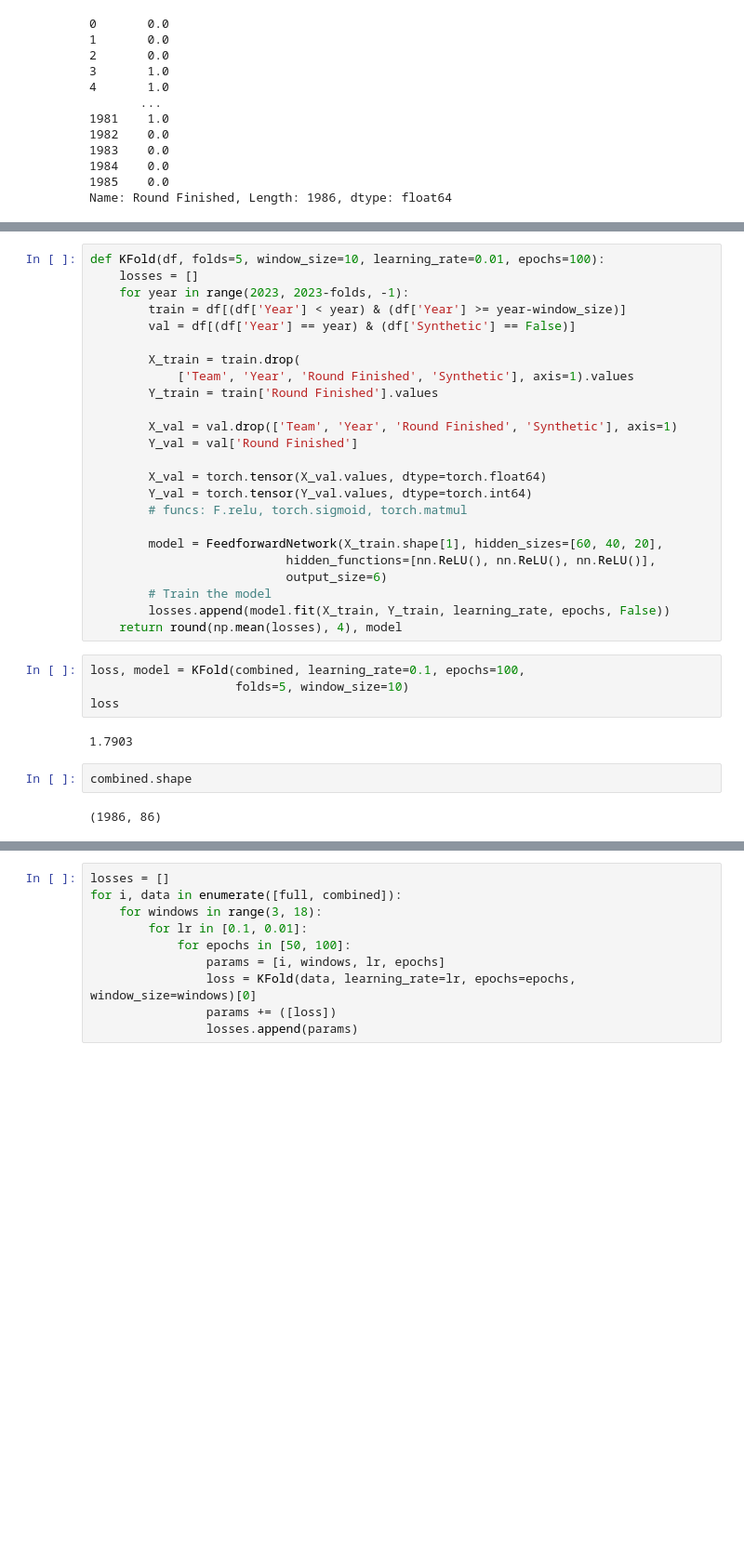
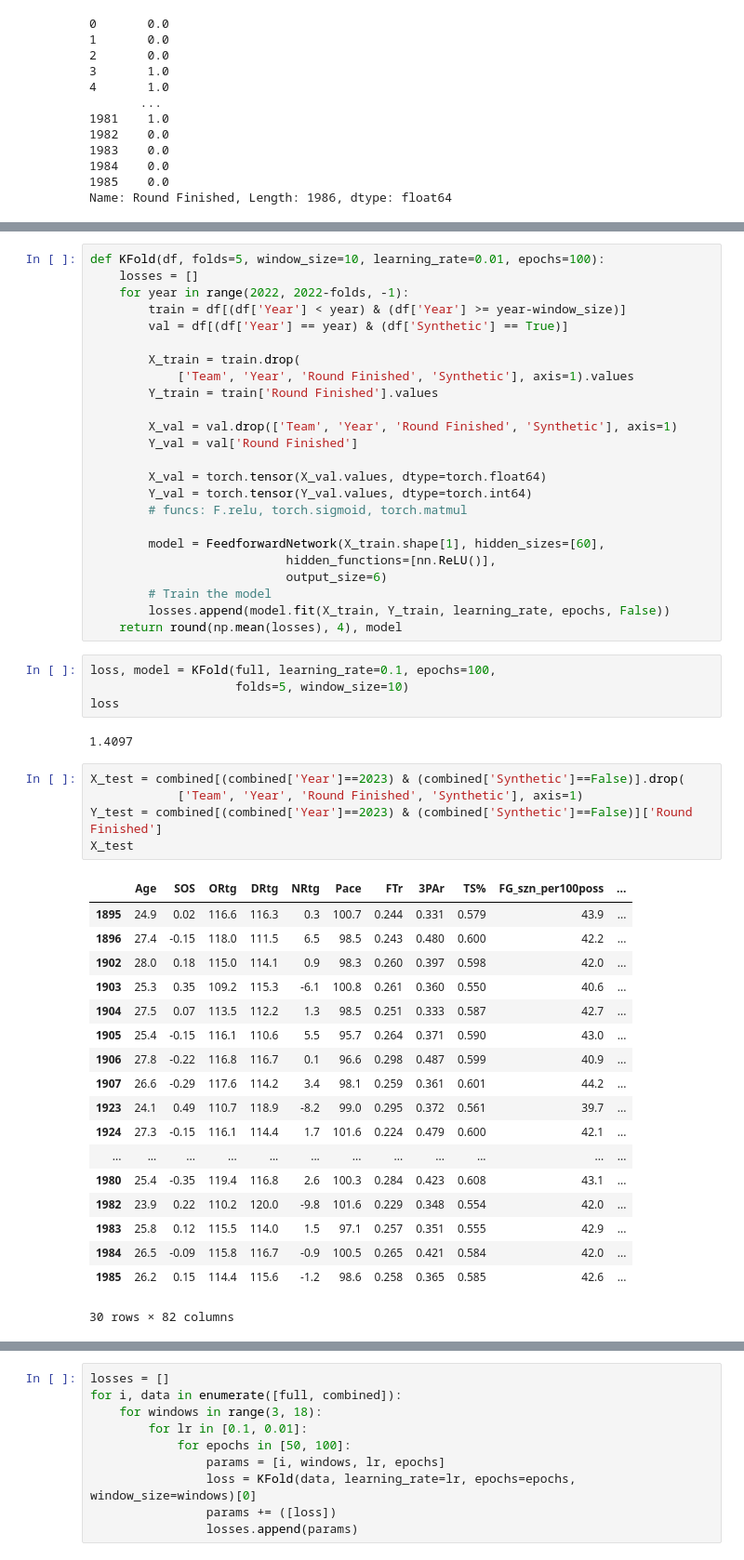
Before and after one commit to jg-pacheco/predict-perform, a Jupyter notebook: model.ipynb, the cells around one changed output, grey strips where cells are left out. Shown: that part at 93% size. Drawn from its saved outputs; the diff is of its cells as text; blank space fills up the shorter version.

```diff
--- a/model.ipynb
+++ b/model.ipynb
@@ -209,9 +225,9 @@ class FeedforwardNetwork(nn.Module):
 # %%
 def KFold(df, folds=5, window_size=10, learning_rate=0.01, epochs=100):
     losses = []
-    for year in range(2023, 2023-folds, -1):
+    for year in range(2022, 2022-folds, -1):
         train = df[(df['Year'] < year) & (df['Year'] >= year-window_size)]
-        val = df[(df['Year'] == year) & (df['Synthetic'] == False)]
+        val = df[(df['Year'] == year) & (df['Synthetic'] == True)]
 
         X_train = train.drop(
             ['Team', 'Year', 'Round Finished', 'Synthetic'], axis=1).values
@@ -224,19 +240,39 @@ def KFold(df, folds=5, window_size=10, learning_rate=0.01, epochs=100):
         Y_val = torch.tensor(Y_val.values, dtype=torch.int64)
         # funcs: F.relu, torch.sigmoid, torch.matmul
 
-        model = FeedforwardNetwork(X_train.shape[1], hidden_sizes=[60, 40, 20],
-                           hidden_functions=[nn.ReLU(), nn.ReLU(), nn.ReLU()],
+        model = FeedforwardNetwork(X_train.shape[1], hidden_sizes=[60],
+                           hidden_functions=[nn.ReLU()],
                            output_size=6)
         # Train the model
         losses.append(model.fit(X_train, Y_train, learning_rate, epochs, False))
     return round(np.mean(losses), 4), model
 # %%
-loss, model = KFold(combined, learning_rate=0.1, epochs=100,
+loss, model = KFold(full, learning_rate=0.1, epochs=100,
                     folds=5, window_size=10)
 loss
 # %% [output]
-1.7903
+1.4097
-# %%
-combined.shape
-# %% [output]
-(1986, 86)
+# %%
+X_test = combined[(combined['Year']==2023) & (combined['Synthetic']==False)].drop(
+            ['Team', 'Year', 'Round Finished', 'Synthetic'], axis=1)
+Y_test = combined[(combined['Year']==2023) & (combined['Synthetic']==False)]['Round Finished']
+X_test
+# %% [output]
+|  | Age | SOS | ORtg | DRtg | NRtg | Pace | FTr | 3PAr | TS% | FG_szn_per100poss | ... |
+| 1895 | 24.9 | 0.02 | 116.6 | 116.3 | 0.3 | 100.7 | 0.244 | 0.331 | 0.579 | 43.9 | ... |
+| 1896 | 27.4 | -0.15 | 118.0 | 111.5 | 6.5 | 98.5 | 0.243 | 0.480 | 0.600 | 42.2 | ... |
+| 1902 | 28.0 | 0.18 | 115.0 | 114.1 | 0.9 | 98.3 | 0.260 | 0.397 | 0.598 | 42.0 | ... |
+| 1903 | 25.3 | 0.35 | 109.2 | 115.3 | -6.1 | 100.8 | 0.261 | 0.360 | 0.550 | 40.6 | ... |
+| 1904 | 27.5 | 0.07 | 113.5 | 112.2 | 1.3 | 98.5 | 0.251 | 0.333 | 0.587 | 42.7 | ... |
+| 1905 | 25.4 | -0.15 | 116.1 | 110.6 | 5.5 | 95.7 | 0.264 | 0.371 | 0.590 | 43.0 | ... |
+| 1906 | 27.8 | -0.22 | 116.8 | 116.7 | 0.1 | 96.6 | 0.298 | 0.487 | 0.599 | 40.9 | ... |
+| 1907 | 26.6 | -0.29 | 117.6 | 114.2 | 3.4 | 98.1 | 0.259 | 0.361 | 0.601 | 44.2 | ... |
+| 1923 | 24.1 | 0.49 | 110.7 | 118.9 | -8.2 | 99.0 | 0.295 | 0.372 | 0.561 | 39.7 | ... |
+| 1924 | 27.3 | -0.15 | 116.1 | 114.4 | 1.7 | 101.6 | 0.224 | 0.479 | 0.600 | 42.1 | ... |
+| ... | ... | ... | ... | ... | ... | ... | ... | ... | ... | ... | ... |
+| 1980 | 25.4 | -0.35 | 119.4 | 116.8 | 2.6 | 100.3 | 0.284 | 0.423 | 0.608 | 43.1 | ... |
+| 1982 | 23.9 | 0.22 | 110.2 | 120.0 | -9.8 | 101.6 | 0.229 | 0.348 | 0.554 | 42.0 | ... |
+| 1983 | 25.8 | 0.12 | 115.5 | 114.0 | 1.5 | 97.1 | 0.257 | 0.351 | 0.555 | 42.9 | ... |
+| 1984 | 26.5 | -0.09 | 115.8 | 116.7 | -0.9 | 100.5 | 0.265 | 0.421 | 0.584 | 42.0 | ... |
+| 1985 | 26.2 | 0.15 | 114.4 | 115.6 | -1.2 | 98.6 | 0.258 | 0.365 | 0.585 | 42.6 | ... |
+30 rows × 82 columns
```
Also changed, not shown: parts of 4 cells of this notebook.
